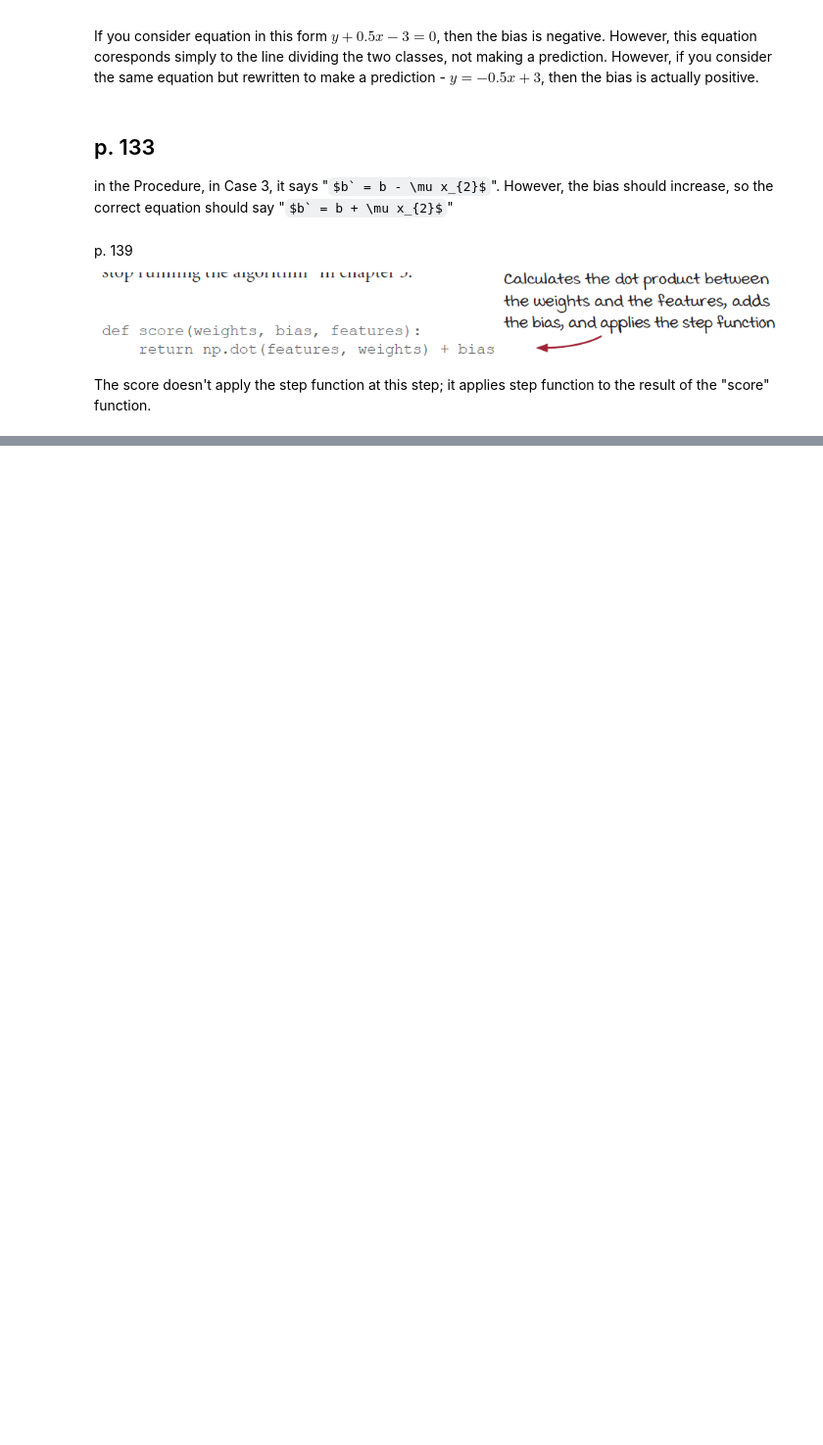
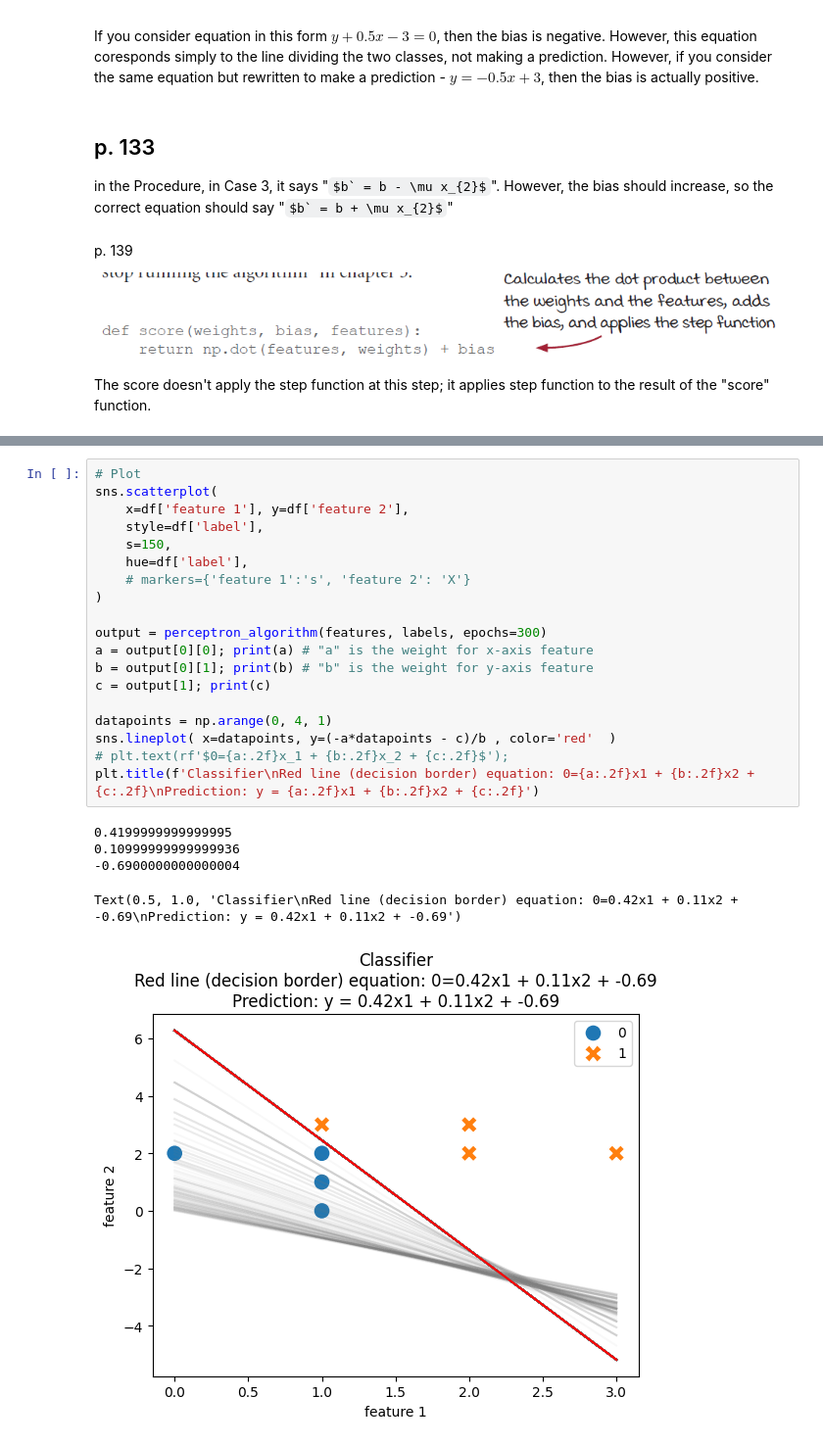
Before and after one commit to EvgeniiZorin/Booknotes_Grokking-Machine-Learning_Luis-G-Serrano, a Jupyter notebook: notes.ipynb, the cells around one changed output, grey strips where cells are left out. Shown at 98% size. Saved outputs shown, nothing was run; the diff lists cells and outputs as text; some formulas as TeX source; blank space fills up the shorter version.

```diff
--- a/notes.ipynb
+++ b/notes.ipynb
@@ -352,0 +479,25 @@ The score doesn't apply the step function at this step; it applies step function
+# %%
+# Plot
+sns.scatterplot(
+	x=df['feature 1'], y=df['feature 2'],
+	style=df['label'],
+	s=150,
+	hue=df['label'],
+	# markers={'feature 1':'s', 'feature 2': 'X'}
+)
+
+output = perceptron_algorithm(features, labels, epochs=300)
+a = output[0][0]; print(a) # "a" is the weight for x-axis feature
+b = output[0][1]; print(b) # "b" is the weight for y-axis feature
+c = output[1]; print(c)
+
+datapoints = np.arange(0, 4, 1)
+sns.lineplot( x=datapoints, y=(-a*datapoints - c)/b , color='red'  )
+# plt.text(rf'$0={a:.2f}x_1 + {b:.2f}x_2 + {c:.2f}$');
+plt.title(f'Classifier\nRed line (decision border) equation: 0={a:.2f}x1 + {b:.2f}x2 + {c:.2f}\nPrediction: y = {a:.2f}x1 + {b:.2f}x2 + {c:.2f}')
+# %% [output]
+0.4199999999999995
+0.10999999999999936
+-0.6900000000000004
+Text(0.5, 1.0, 'Classifier\nRed line (decision border) equation: 0=0.42x1 + 0.11x2 + -0.69\nPrediction: y = 0.42x1 + 0.11x2 + -0.69')
+[figure, added]
```
Also changed, not shown: parts of 13 cells of this notebook.
